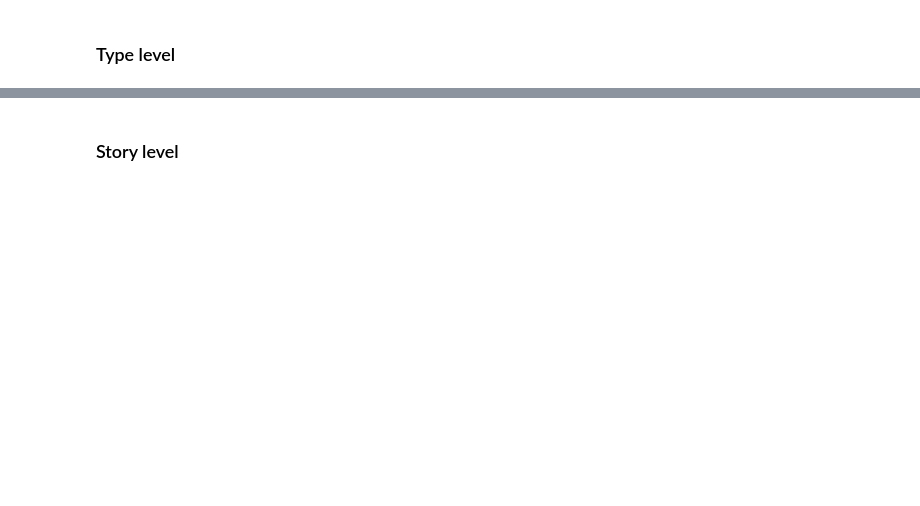
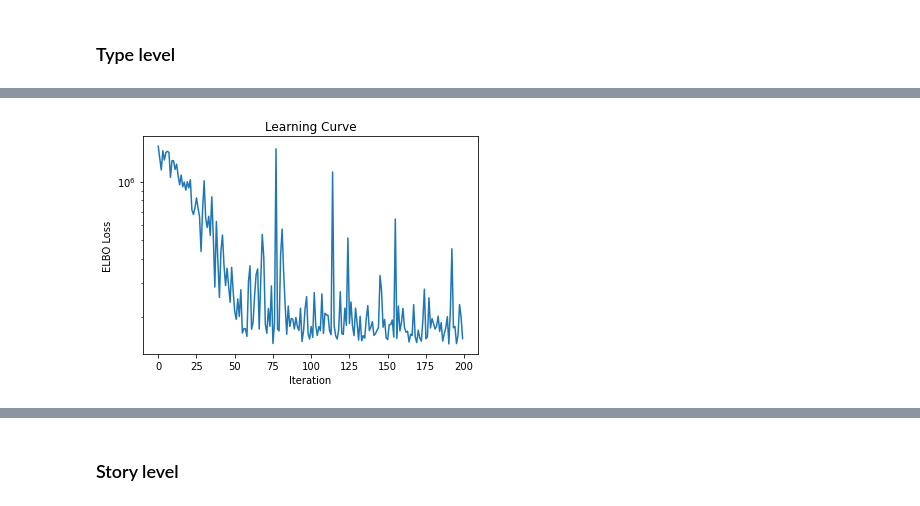
Before and after one commit to ageil/Probabilistic-Programming, a Jupyter notebook: docs/final_notebook.ipynb, the cells around one changed output, grey strips where cells are left out. Saved outputs shown, nothing was run; the diff lists cells and outputs as text; code cells hidden in the pictures; blank space fills up the shorter version.

```diff
--- a/docs/final_notebook.ipynb
+++ b/docs/final_notebook.ipynb
@@ -45,2 +117,4 @@ Outline which models we'll go over.
 # %%
 # Define, Run Inference, Eval
+# %%
+type_svi, type_losses = run_svi(type_model, type_guide, train_data, unsplit_data, num_iters=200, lr=1e-2)
@@ -46,0 +123,4 @@ Outline which models we'll go over.
+# %%
+plot_losses(type_losses, log_scale = True, skip_first = 0)
+# %% [output]
+[figure, added]
```
Also changed, not shown: parts of 29 cells of this notebook, 14 other files.
